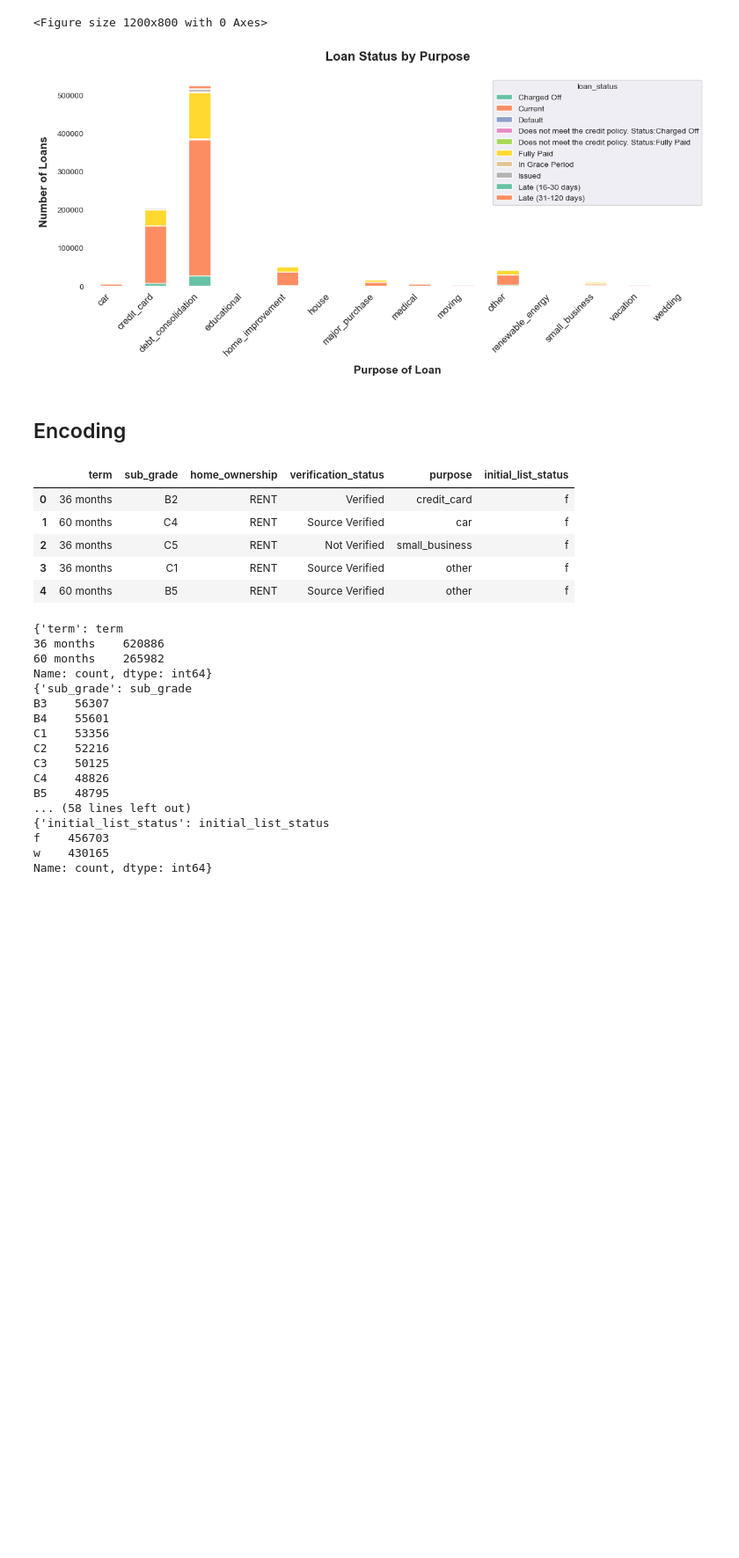
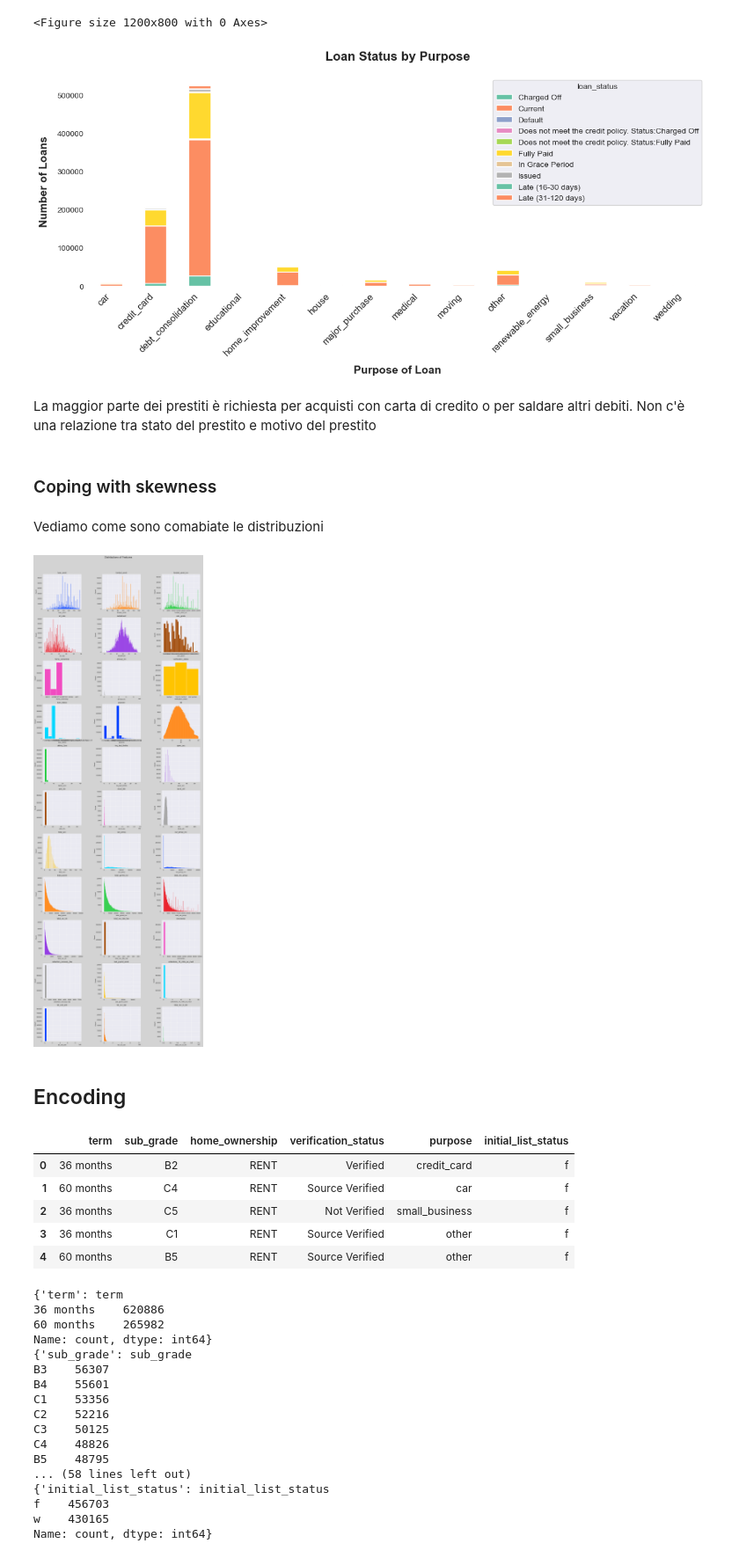
Before and after one commit to Karmos/RiskPrediction, a Jupyter notebook: EDA_preprocessing.ipynb, the cells around one changed output. Shown at 88% size. Drawn from its saved outputs; the diff is of its cells as text; code cells hidden in the pictures; blank space fills up the shorter version.

Commit message:
EDA to refine, grid search simplified

```diff
--- a/EDA_preprocessing.ipynb
+++ b/EDA_preprocessing.ipynb
@@ -623,6 +613,69 @@ plt.show()
 # %% [output]
 <Figure size 1200x800 with 0 Axes>
 [figure]
+# %% [markdown]
+La maggior parte dei prestiti è richiesta per acquisti con carta di credito o per saldare altri debiti. Non c'è una relazione tra stato del prestito e motivo del prestito
+# %% [markdown]
+### Coping with skewness
+# %%
+# Seleziona solo le colonne numeriche
+numeric_df = df.select_dtypes(include=[np.number])
+
+# Calcola la skewness delle colonne numeriche
+skewness = numeric_df.skew()
+
+# Definisci una soglia per la skewness (ad esempio, skewness > 0.5 indica asimmetria)
+threshold = 0.5
+
+# Ottieni una lista delle caratteristiche skewed
+skewed_features = skewness[skewness > threshold].index
+
+# Applicare la trasformazione Box-Cox alle colonne skewed (solo se i valori sono strettamente positivi)
+for feature in skewed_features:
+    if (df[feature] > 0).all():  # Assicurarsi che tutti i valori siano positivi
+        # Applicare Box-Cox e ottenere il valore di lambda
+        df[feature], lambda_val = stats.boxcox(df[feature])
+# %% [markdown]
+Vediamo come sono comabiate le distribuzioni
+# %%
+# List of features with more than 2 unique values
+features = [col for col in df.columns if df[col].nunique() > 2]
+
+# Determine the number of rows and columns for the subplot grid
+num_features = len(features)
+rows = (num_features + 2) // 3  # Automatically calculate rows
+cols = 3
+
+# Set up the figure and axis for subplots
+fig, axes = plt.subplots(rows, cols, figsize=(cols * 5, rows * 4))
+axes = axes.flatten()  # Flatten axes to easily iterate over them
+
+fig.patch.set_facecolor('lightgray')  # Set the background color of the entire figure
+
+# Define a color palette for the histograms
+palette = sns.color_palette('bright', num_features)
+
+# Create a copy of the dataframe and add a new feature for loan difference
+plotted_df = df.copy()
+plotted_df['diff_loan_funded'] = plotted_df['loan_amnt'] - plotted_df['funded_amnt']
+
+# Plot histograms for each feature
+for i, feature in enumerate(features):
+    sns.histplot(x=plotted_df[feature], kde=False, ax=axes[i], color=palette[i], alpha=1)
+    axes[i].set_title(feature)
+
+# Remove any unused subplots if there are more axes than features
+for j in range(num_features, len(axes)):
+    fig.delaxes(axes[j])
+
+# Set the main title and adjust layout
+fig.suptitle("Distributions of Features", fontsize=16)
+plt.tight_layout(rect=[0, 0, 1, 0.96])  # Leave space for the main title
+
+# Display the plot
+plt.show()
+# %% [output]
+[figure, added]
 # %% [markdown]
 ## Encoding
 # %%
```
Also changed, not shown: parts of 15 cells of this notebook, 1 other file.
